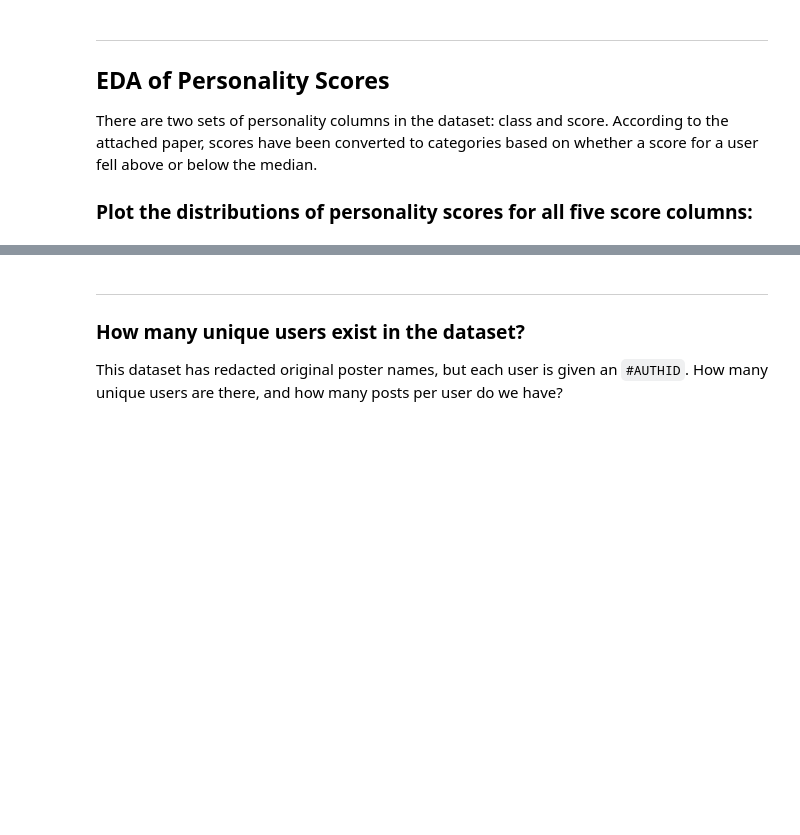
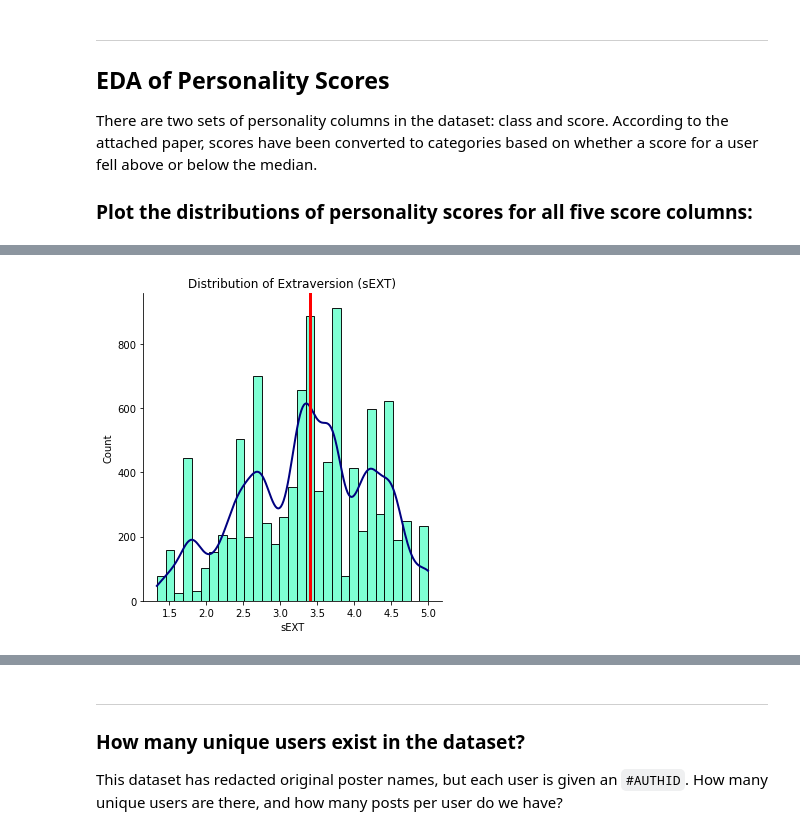
Before and after one commit to Tatadektep/NLP_Lab, a Jupyter notebook: starter-code.ipynb, the cells around one changed output, grey strips where cells are left out. Drawn from its saved outputs; the diff is of its cells as text; code cells hidden in the pictures; blank space fills up the shorter version.

```diff
--- a/starter-code.ipynb
+++ b/starter-code.ipynb
@@ -105,0 +232,12 @@ There are two sets of personality columns in the dataset: class and score. Accor
+# %%
+# Create function to plot distribution of each personality
+def plot_personality(x1, data1, color1 = "aquamarine"):
+    sns.displot(data = data1, x = x1, kde = True, color='navy',
+            line_kws={'lw': 2}, facecolor=color1, edgecolor='black')
+    plt.axvline(x = data1[x1].median(),
+           color = "red", linewidth = 3)
+# %%
+plot_personality("sEXT", df)
+plt.title("Distribution of Extraversion (sEXT)");
+# %% [output]
+[figure, added]
```
Also changed, not shown: parts of 90 cells of this notebook.
